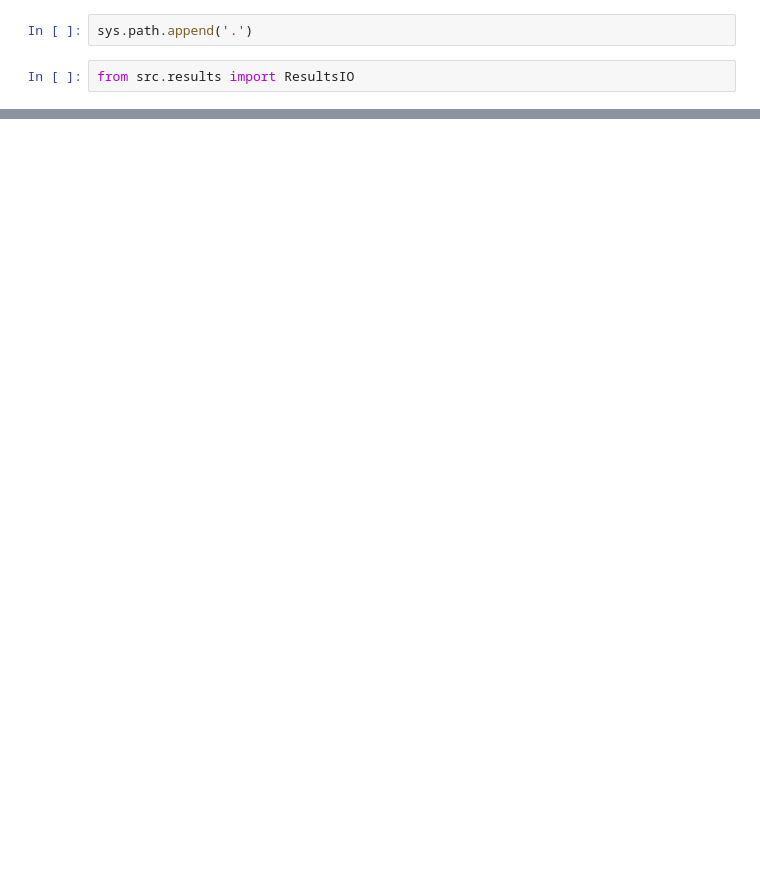
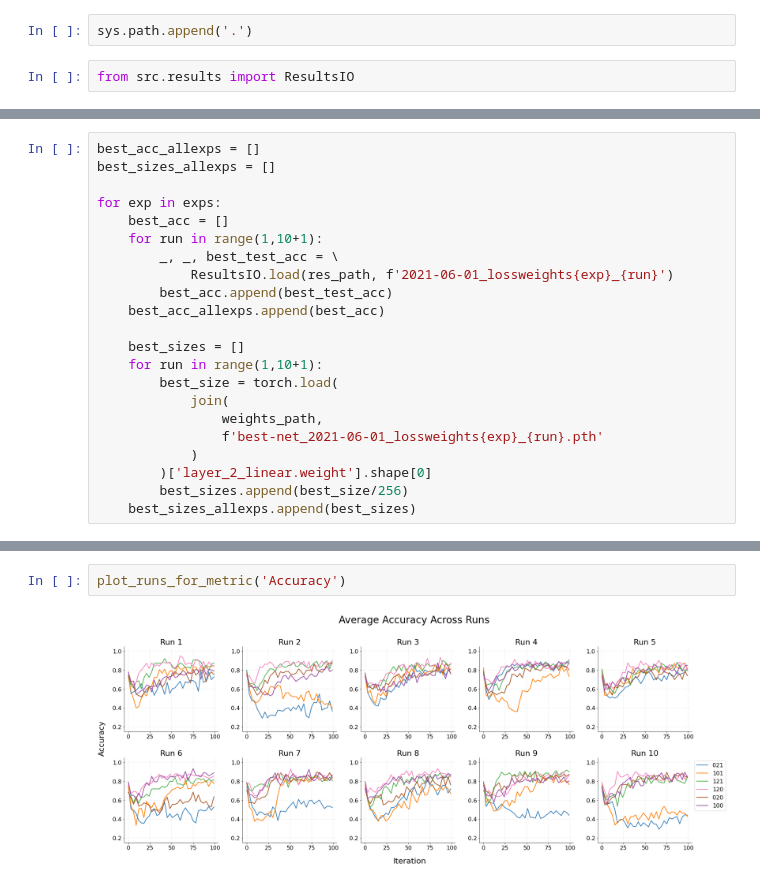
Before and after one commit to verrannt/enas-compression, a Jupyter notebook: src/notebooks/Results Analysis.ipynb, the cells around one changed output, grey strips where cells are left out. Cells and saved outputs as stored; diff of their text form; blank space fills up the shorter version.

```diff
--- a/src/notebooks/Results Analysis.ipynb
+++ b/src/notebooks/Results Analysis.ipynb
@@ -20,0 +61,22 @@ res_path = 'results'
+# %%
+best_acc_allexps = []
+best_sizes_allexps = []
+
+for exp in exps:
+    best_acc = []
+    for run in range(1,10+1):
+        _, _, best_test_acc = \
+            ResultsIO.load(res_path, f'2021-06-01_lossweights{exp}_{run}')
+        best_acc.append(best_test_acc)
+    best_acc_allexps.append(best_acc)
+
+    best_sizes = []
+    for run in range(1,10+1):
+        best_size = torch.load(
+            join(
+                weights_path,
+                f'best-net_2021-06-01_lossweights{exp}_{run}.pth'
+            )
+        )['layer_2_linear.weight'].shape[0]
+        best_sizes.append(best_size/256)
+    best_sizes_allexps.append(best_sizes)
@@ -20,0 +211,4 @@ res_path = 'results'
+# %%
+plot_runs_for_metric('Accuracy')
+# %% [output]
+[figure, added]
```
Also changed, not shown: parts of 18 cells of this notebook.
